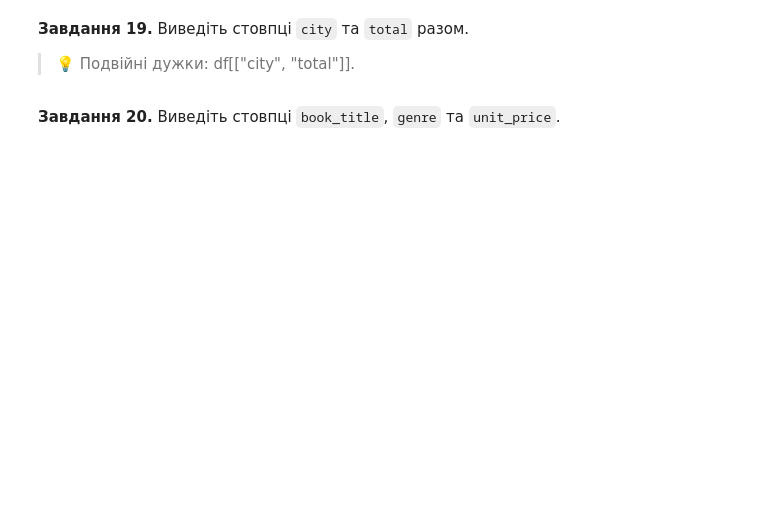
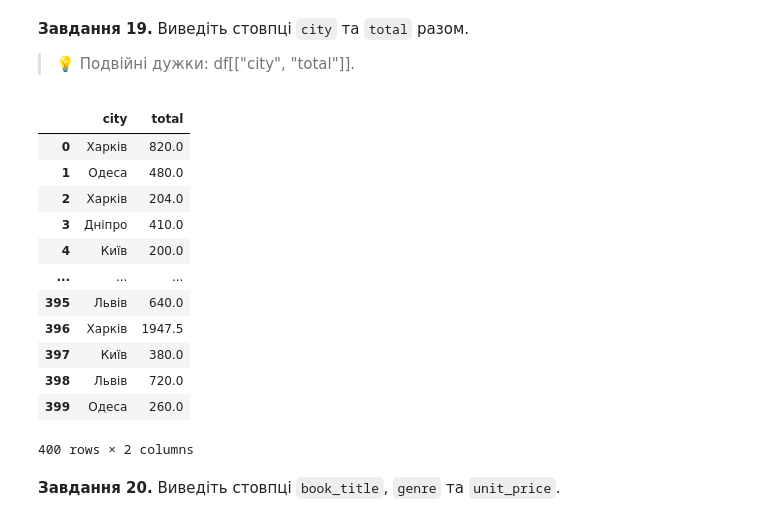
Before and after one commit to Wilson1994/DTA-2026, a Jupyter notebook: homework/pandas_practice_120.ipynb, the cells around one changed output. Cells and saved outputs as stored; diff of their text form; code cells hidden in the pictures; blank space fills up the shorter version.

```diff
--- a/homework/pandas_practice_120.ipynb
+++ b/homework/pandas_practice_120.ipynb
@@ -274,6 +348,22 @@ df.head(7)
 > 💡 Подвійні дужки: df[["city", "total"]].
 # %%
 # Завдання 19:
+
+df[["city", "total"]]
+# %% [output]
+|  | city | total |
+| 0 | Харків | 820.0 |
+| 1 | Одеса | 480.0 |
+| 2 | Харків | 204.0 |
+| 3 | Дніпро | 410.0 |
+| 4 | Київ | 200.0 |
+| ... | ... | ... |
+| 395 | Львів | 640.0 |
+| 396 | Харків | 1947.5 |
+| 397 | Київ | 380.0 |
+| 398 | Львів | 720.0 |
+| 399 | Одеса | 260.0 |
+400 rows × 2 columns
 # %% [markdown]
 **Завдання 20.** Виведіть стовпці `book_title`, `genre` та `unit_price`.
 # %%
```
Also changed, not shown: parts of 8 cells of this notebook.
